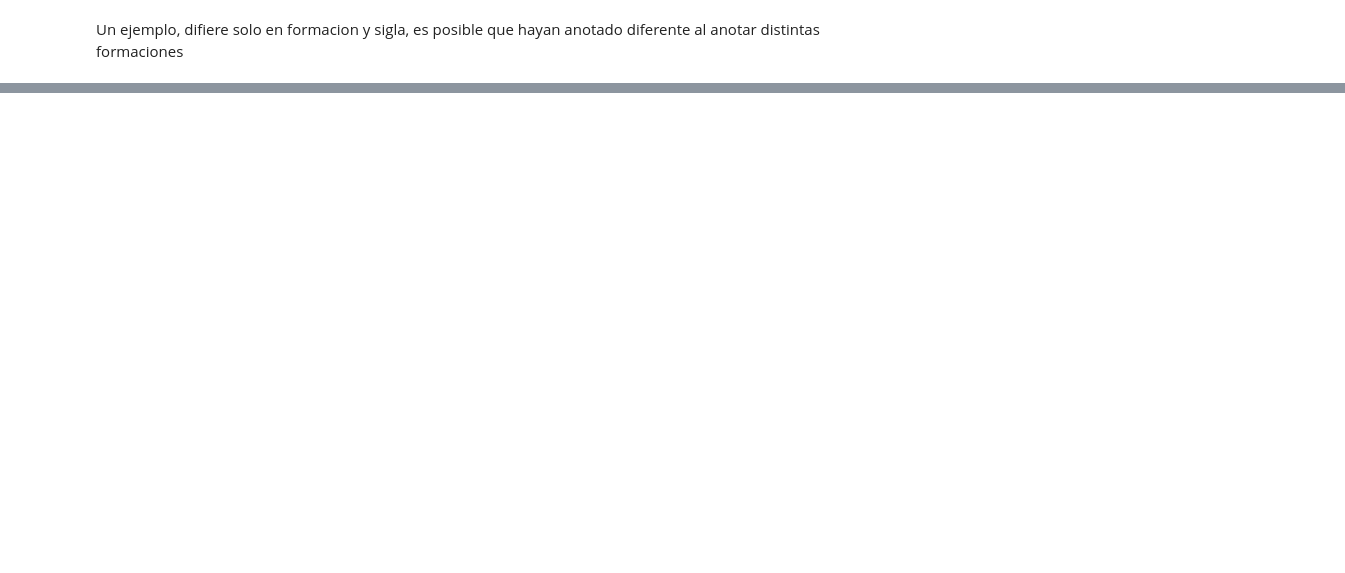
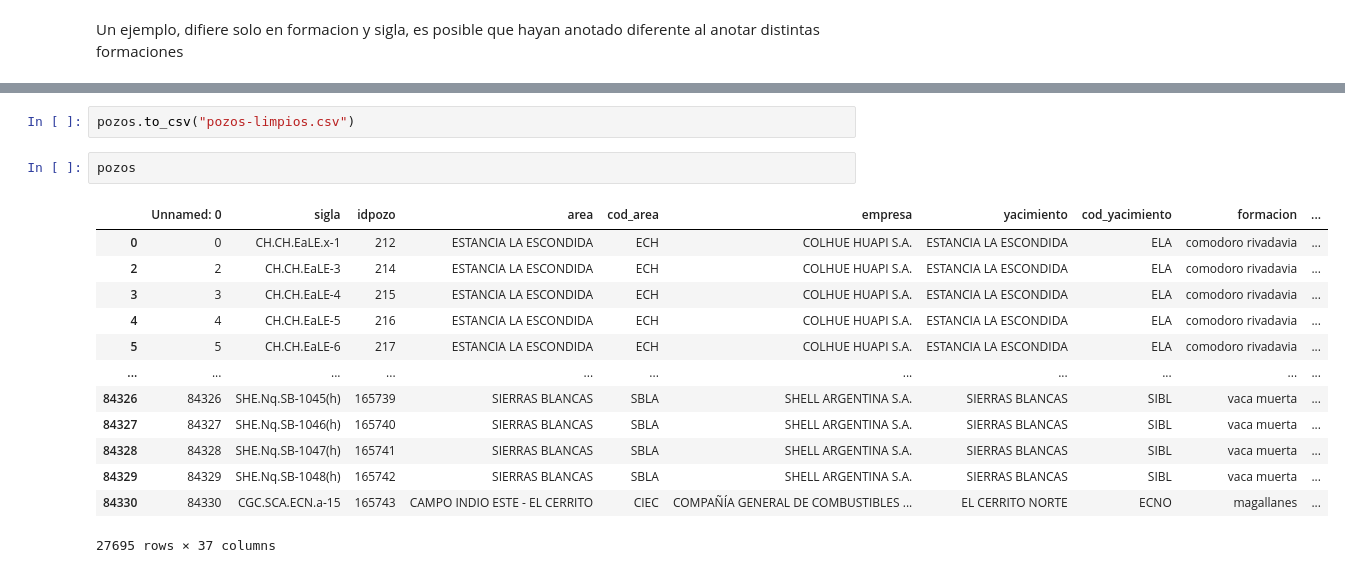
Before and after one commit to tiagoscalise3/calidad_tp2, a Jupyter notebook: Unicidad.ipynb, the cells around one changed output, grey strips where cells are left out. Drawn from its saved outputs; the diff is of its cells as text; blank space fills up the shorter version.

Commit message:
pozos limpios

```diff
--- a/Unicidad.ipynb
+++ b/Unicidad.ipynb
@@ -398,0 +439,18 @@ geom_dup[geom_dup['geom'] == geom_dup_uneqbocas['geom'].iloc[150]]
+# %%
+pozos.to_csv("pozos-limpios.csv")
+# %%
+pozos
+# %% [output]
+|  | Unnamed: 0 | sigla | idpozo | area | cod_area | empresa | yacimiento | cod_yacimiento | formacion | ... |
+| 0 | 0 | CH.CH.EaLE.x-1 | 212 | ESTANCIA LA ESCONDIDA | ECH | COLHUE HUAPI S.A. | ESTANCIA LA ESCONDIDA | ELA | comodoro rivadavia | ... |
+| 2 | 2 | CH.CH.EaLE-3 | 214 | ESTANCIA LA ESCONDIDA | ECH | COLHUE HUAPI S.A. | ESTANCIA LA ESCONDIDA | ELA | comodoro rivadavia | ... |
+| 3 | 3 | CH.CH.EaLE-4 | 215 | ESTANCIA LA ESCONDIDA | ECH | COLHUE HUAPI S.A. | ESTANCIA LA ESCONDIDA | ELA | comodoro rivadavia | ... |
+| 4 | 4 | CH.CH.EaLE-5 | 216 | ESTANCIA LA ESCONDIDA | ECH | COLHUE HUAPI S.A. | ESTANCIA LA ESCONDIDA | ELA | comodoro rivadavia | ... |
+| 5 | 5 | CH.CH.EaLE-6 | 217 | ESTANCIA LA ESCONDIDA | ECH | COLHUE HUAPI S.A. | ESTANCIA LA ESCONDIDA | ELA | comodoro rivadavia | ... |
+| ... | ... | ... | ... | ... | ... | ... | ... | ... | ... | ... |
+| 84326 | 84326 | SHE.Nq.SB-1045(h) | 165739 | SIERRAS BLANCAS | SBLA | SHELL ARGENTINA S.A. | SIERRAS BLANCAS | SIBL | vaca muerta | ... |
+| 84327 | 84327 | SHE.Nq.SB-1046(h) | 165740 | SIERRAS BLANCAS | SBLA | SHELL ARGENTINA S.A. | SIERRAS BLANCAS | SIBL | vaca muerta | ... |
+| 84328 | 84328 | SHE.Nq.SB-1047(h) | 165741 | SIERRAS BLANCAS | SBLA | SHELL ARGENTINA S.A. | SIERRAS BLANCAS | SIBL | vaca muerta | ... |
+| 84329 | 84329 | SHE.Nq.SB-1048(h) | 165742 | SIERRAS BLANCAS | SBLA | SHELL ARGENTINA S.A. | SIERRAS BLANCAS | SIBL | vaca muerta | ... |
+| 84330 | 84330 | CGC.SCA.ECN.a-15 | 165743 | CAMPO INDIO ESTE - EL CERRITO | CIEC | COMPAÑÍA GENERAL DE COMBUSTIBLES ... | EL CERRITO NORTE | ECNO | magallanes | ... |
+27695 rows × 37 columns
```
Also changed, not shown: parts of 9 cells of this notebook, 1 other file.
